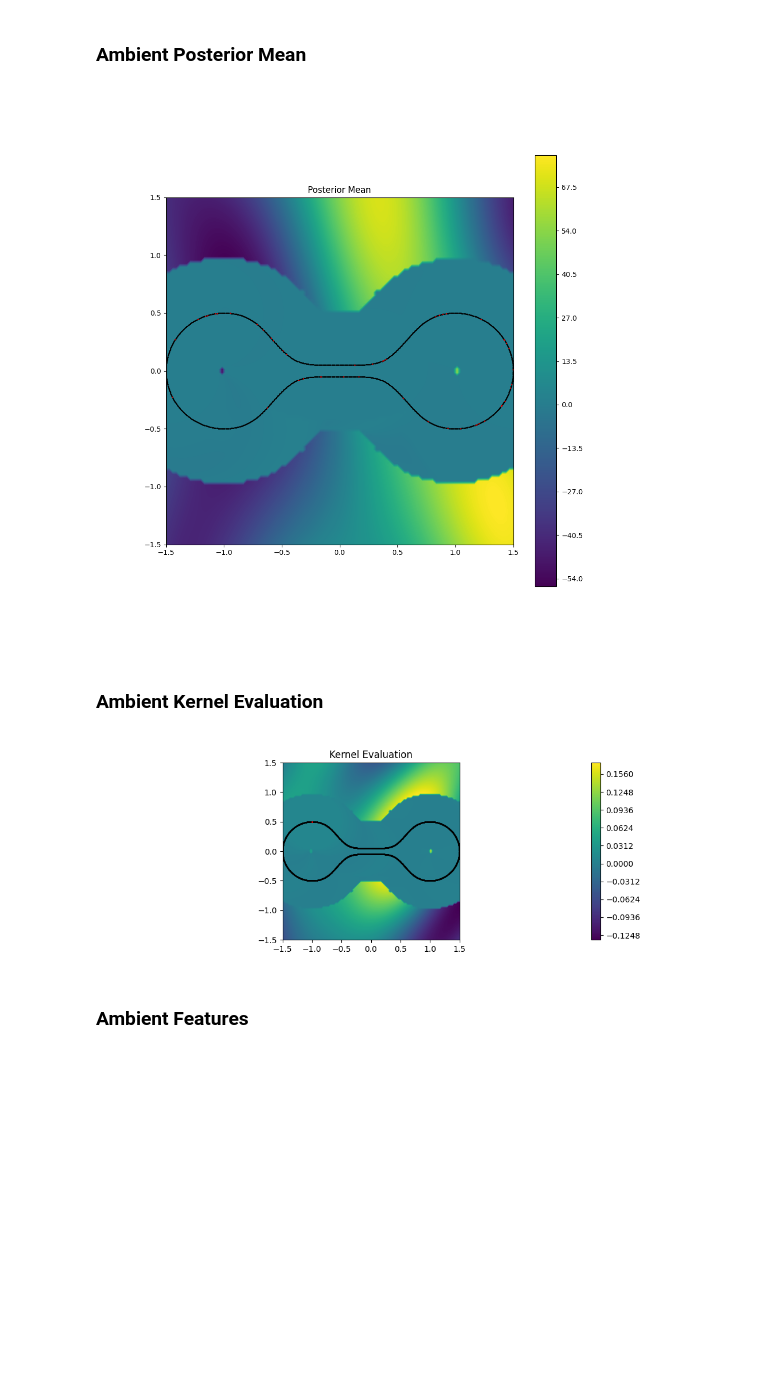
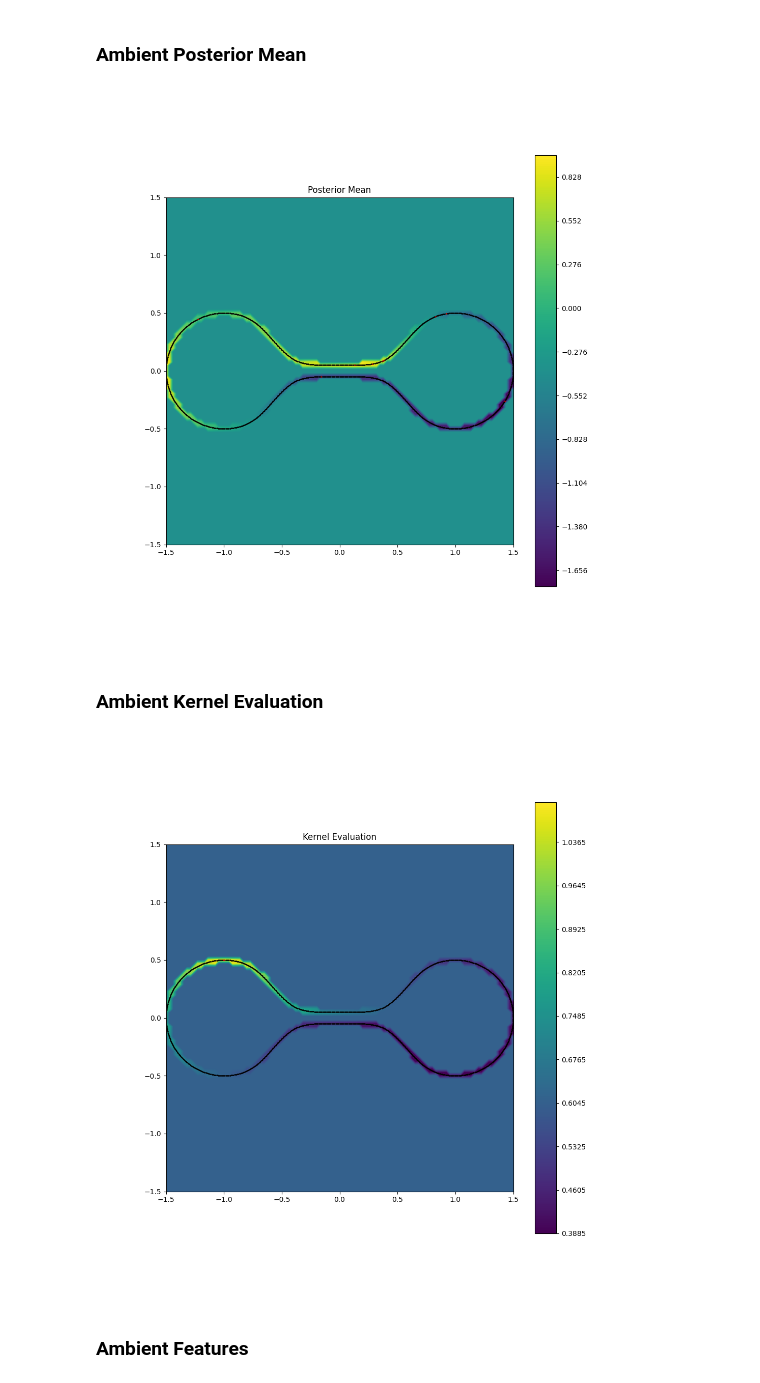
Before and after one commit to nash169/manifold-gp, a Jupyter notebook: examples/1D_semisupervised_learning.ipynb, the cells around one changed output. Cells and saved outputs as stored; diff of their text form; code cells hidden in the pictures; blank space fills up the shorter version.

```diff
--- a/examples/1D_semisupervised_learning.ipynb
+++ b/examples/1D_semisupervised_learning.ipynb
@@ -216,10 +292,12 @@ with torch.no_grad():
 # %%
 with torch.no_grad():
     c = 1.0
-    features = kernel.base_kernel.features(noisy_x, c=c)[:,1].cpu().numpy()
+    l_features = kernel.base_kernel.features(noisy_x, c=c)[:,1].cpu().numpy()
+    e_features = kernel.base_kernel.eigenvectors[:,1].cpu().numpy()
+    f_features = kernel.base_kernel.base_feature._featurize(noisy_x)[:,1].cpu().numpy()
     fig = plt.figure(figsize=(11, 4))
     ax = fig.add_subplot(111)
-    plot = ax.scatter(noisy_x.cpu().numpy()[:, 0], noisy_x.cpu().numpy()[:, 1], c=features)
+    plot = ax.scatter(noisy_x.cpu().numpy()[:, 0], noisy_x.cpu().numpy()[:, 1], c=l_features)
     ax.scatter(train_x.cpu().numpy()[:, 0], train_x.cpu().numpy()[:, 1], c='r', s=0.5)
     circle = plt.Circle((noisy_x.cpu().numpy()[0, 0], noisy_x.cpu().numpy()[0, 1]),
                         c*kernel.base_kernel.epsilon.cpu().numpy(), color='k', fill=False)
@@ -234,11 +317,12 @@ with torch.no_grad():
 # %%
 with torch.no_grad():
-    prior_var = model.covar_module(noisy_x, noisy_x, diag=True).cpu().numpy()
+    prior_std_manifold = model.covar_module(noisy_x, noisy_x, diag=True).sqrt().cpu().numpy()
+#     prior_std_manifold = kernel.base_kernel(noisy_x, noisy_x, diag=True).sqrt().cpu().numpy()
     fig = plt.figure(figsize=(11, 4))
     ax = fig.add_subplot(111)
-    plot = ax.scatter(noisy_x.cpu().numpy()[:, 0], noisy_x.cpu().numpy()[:, 1], c=prior_var)
+    plot = ax.scatter(noisy_x.cpu().numpy()[:, 0], noisy_x.cpu().numpy()[:, 1], c=prior_std_manifold)
     ax.scatter(train_x.cpu().numpy()[:, 0], train_x.cpu().numpy()[:, 1], c='r', s=0.5)
     fig.colorbar(plot)
     ax.axis('equal')
-    ax.set_title('Prior Variance')
+    ax.set_title('Prior Standard Deviation')
 # %% [output]
@@ -247,10 +331,10 @@ with torch.no_grad():
 ### Posterior Standard Deviation
 # %%
 with torch.no_grad():
-    posterior_std = preds.stddev.mul(std_y).add(mu_y).cpu().numpy()
+    posterior_std_manifold = preds_manifold.stddev.cpu().numpy()
     fig = plt.figure(figsize=(11, 4))
     ax = fig.add_subplot(111)
-    plot = ax.scatter(noisy_x.cpu().numpy()[:, 0], noisy_x.cpu().numpy()[:, 1], c=posterior_std)
+    plot = ax.scatter(noisy_x.cpu().numpy()[:, 0], noisy_x.cpu().numpy()[:, 1], c=posterior_std_manifold)
     ax.scatter(train_x.cpu().numpy()[:, 0], train_x.cpu().numpy()[:, 1], c='r', s=0.5)
     fig.colorbar(plot)
     ax.axis('equal')
@@ -261,10 +345,10 @@ with torch.no_grad():
 ### Ambient Posterior Mean
 # %%
 with torch.no_grad():
-    posterior_mean_grid = preds_grid.mean.mul(std_y).add(mu_y).cpu().numpy()
+    posterior_mean_ambient = preds_ambient.mean.cpu().numpy()
     fig = plt.figure(figsize=(11, 11))
     ax = fig.add_subplot(111)
-    contour = ax.contourf(x.cpu(), y.cpu(), posterior_mean_grid.reshape(resolution, -1), 500)
+    contour = ax.contourf(x.cpu(), y.cpu(), posterior_mean_ambient.reshape(resolution, -1), 500)
     # ax.contour(x.cpu(), y.cpu(), posterior_mean_grid.reshape(resolution, -1), 10, cmap=None, colors='#f2e68f')
     ax.scatter(noisy_x.cpu().numpy()[:, 0], noisy_x.cpu().numpy()[:, 1], c='k', s=0.5)
     ax.scatter(train_x.cpu().numpy()[:, 0], train_x.cpu().numpy()[:, 1], c='r', s=0.5)
@@ -272,23 +356,23 @@ with torch.no_grad():
     ax.axis('square')
     ax.set_title('Posterior Mean')
 # %% [output]
-[figure, old version]
+[figure, new version]
 # %% [markdown]
 ### Ambient Kernel Evaluation
 # %%
 with torch.no_grad():
-    kernel_eval_grid = model.covar_module(noisy_x[0, :].unsqueeze(0), grid_x).evaluate().squeeze().cpu().numpy()
-    fig = plt.figure(figsize=(11, 4))
+    kernel_eval_ambient = model.covar_module(noisy_x[0, :].unsqueeze(0), grid_x).evaluate().squeeze().cpu().numpy()
+    fig = plt.figure(figsize=(11, 11))
     ax = fig.add_subplot(111)
-    contour = ax.contourf(x.cpu(), y.cpu(), kernel_eval_grid.reshape(resolution, -1), 500)
+    contour = ax.contourf(x.cpu(), y.cpu(), kernel_eval_ambient.reshape(resolution, -1), 500)
     # ax.contour(x.cpu(), y.cpu(), kernel_eval_grid.reshape(resolution, -1), 10, cmap=None, colors='#f2e68f')
     ax.scatter(noisy_x.cpu().numpy()[:, 0], noisy_x.cpu().numpy()[:, 1], c='k', s=0.5)
     ax.scatter(noisy_x.cpu().numpy()[0, 0], noisy_x.cpu().numpy()[0, 1], c='r', s=1.0)
     fig.colorbar(contour)
     ax.axis('square')
     ax.set_title('Kernel Evaluation')
 # %% [output]
-[figure, old version]
+[figure, new version]
 # %% [markdown]
 ### Ambient Features
 # %%
```
Also changed, not shown: parts of 52 cells of this notebook.
